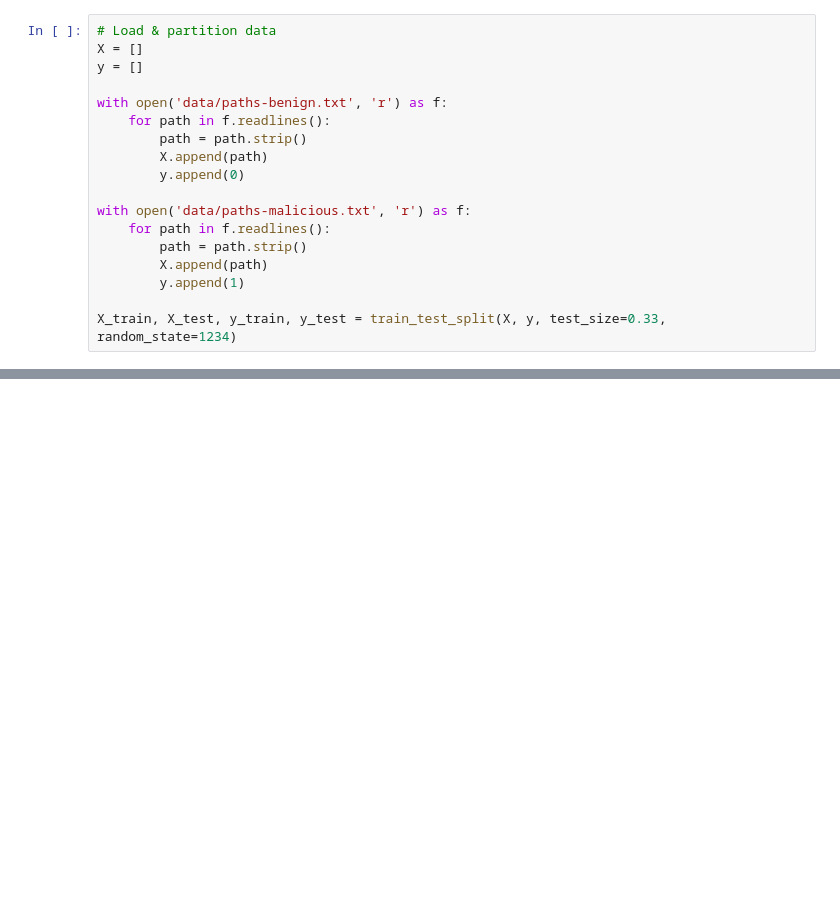
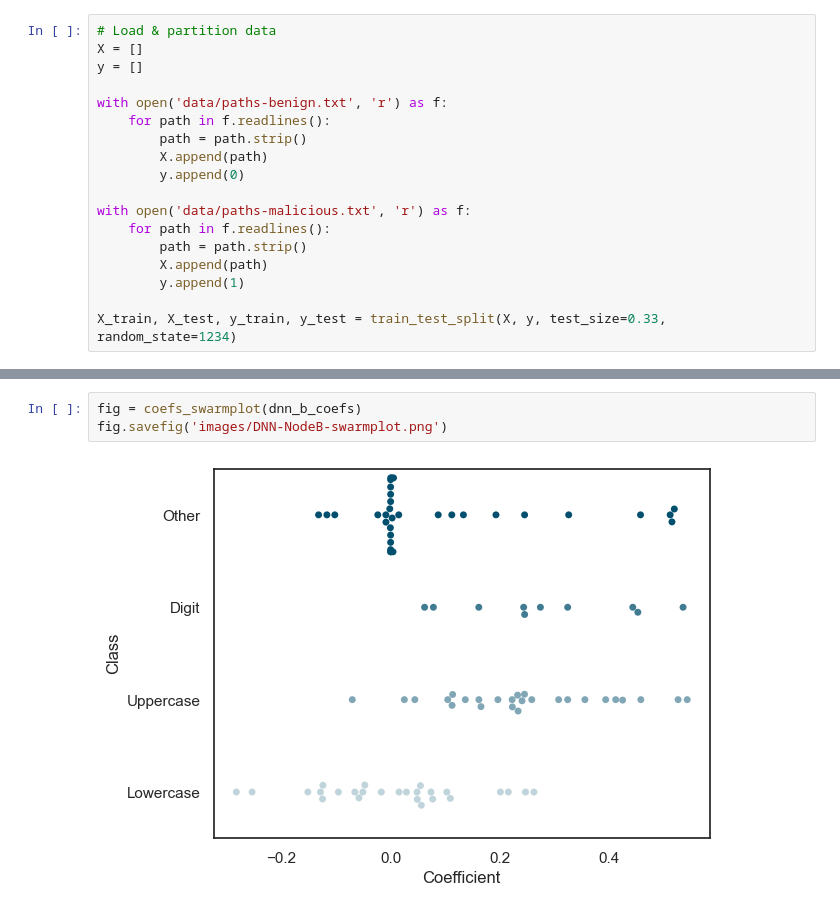
Before and after one commit to jdwhitaker/hybrid-vigor, a Jupyter notebook: main.ipynb, the cells around one changed output, grey strips where cells are left out. Drawn from its saved outputs; the diff is of its cells as text; blank space fills up the shorter version.

```diff
--- a/main.ipynb
+++ b/main.ipynb
@@ -136 +226,6 @@ fig.savefig('classifier-coefficients.png')
+# %%
+fig = coefs_swarmplot(dnn_b_coefs)
+fig.savefig('images/DNN-NodeB-swarmplot.png')
+# %% [output]
+[figure, added]
 # %%
```
Also changed, not shown: parts of 18 cells of this notebook, 3 other files.
